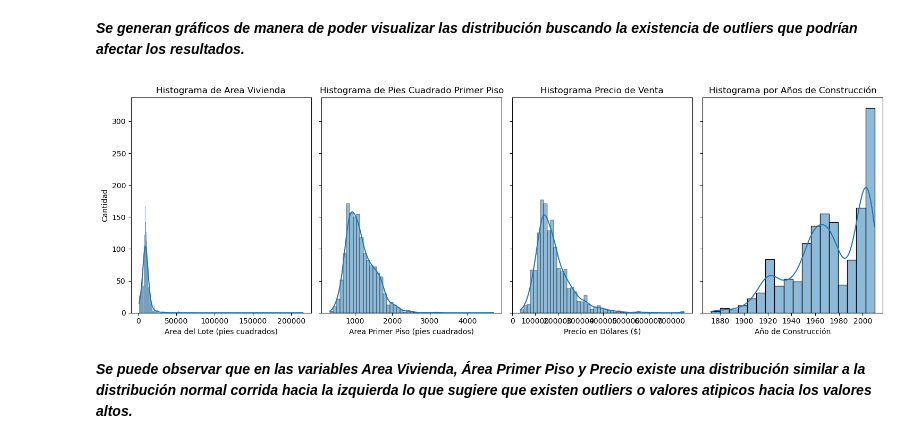
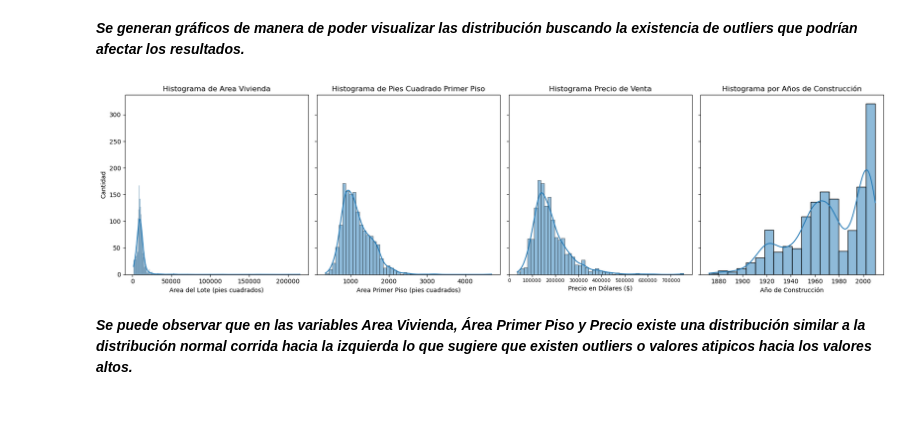
Before and after one commit to fidebravo/Modulo4, a Jupyter notebook: ABpro4_Ide.ipynb, the cells around one changed output. Cells and saved outputs as stored; diff of their text form; code cells hidden in the pictures; blank space fills up the shorter version.

```diff
--- a/ABpro4_Ide.ipynb
+++ b/ABpro4_Ide.ipynb
@@ -61,32 +61,33 @@ df_elegido
 ***Se generan gráficos de manera de poder visualizar las distribución buscando la existencia de outliers que podrían afectar los resultados.***
 # %%
 # Crear subplots
-fig, axes = plt.subplots(1, 4, figsize=(15, 5), sharey=True)
+fig, axes = plt.subplots(1, 4, figsize=(18, 5), sharey=True)
 
 
 sns.histplot(ax=axes[0], data=df_elegido, x='LotArea', kde=True)
 axes[0].set_title('Histograma de Area Vivienda')
 axes[0].set_ylabel('Cantidad')
 axes[0].set_xlabel('Area del Lote (pies cuadrados)')
 # Histograma para Feature2
 sns.histplot(ax=axes[1], data=df_elegido, x='1stFlrSF', kde=True)
 axes[1].set_title('Histograma de Pies Cuadrado Primer Piso')
 axes[1].set_xlabel('Area Primer Piso (pies cuadrados)')
 
 sns.histplot(ax=axes[2], data=df_elegido, x='SalePrice', kde=True)
 axes[2].set_title('Histograma Precio de Venta')
 axes[2].set_xlabel('Precio en Dólares ($)')
+axes[2].tick_params(axis='x', labelsize=8)
 
 sns.histplot(ax=axes[3], data=df_elegido, x='YearBuilt', kde=True)
 axes[3].set_title('Histograma por Años de Construcción')
 axes[3].set_xlabel('Año de Construcción')
 
 
 
 plt.tight_layout()
 plt.show()
 # %% [output]
-[figure, old version]
+[figure, new version]
 # %% [markdown]
 ***Se puede observar que en las variables Area Vivienda, Área Primer Piso y Precio existe una distribución similar a la distribución normal corrida hacia la izquierda lo que sugiere que existen outliers o valores atipicos hacia los valores altos.***
 # %%
```
Also changed, not shown: parts of 5 cells of this notebook.
